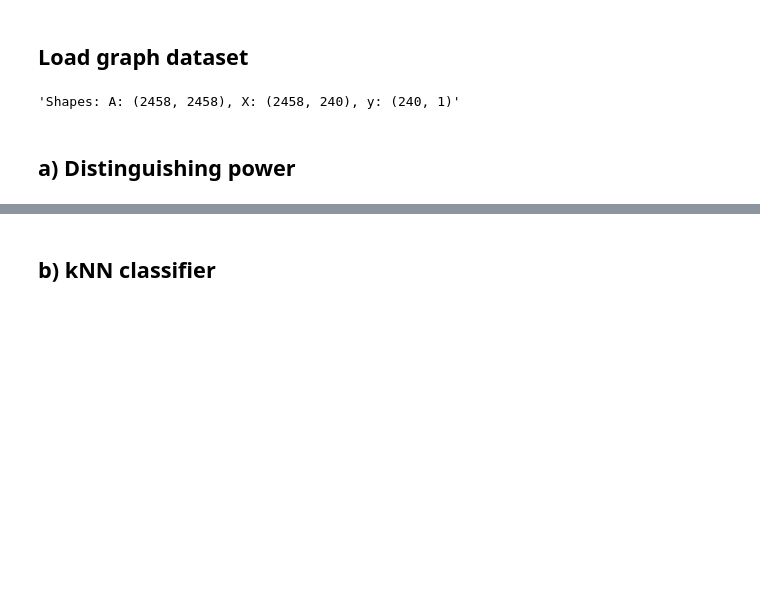
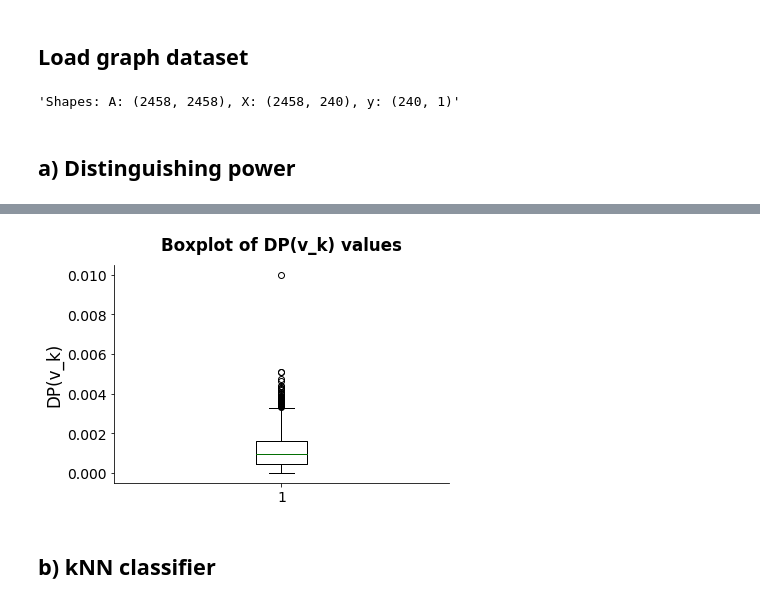
Before and after one commit to nglaze00/ELEC-573, a Jupyter notebook: hw2/genetics.ipynb, the cells around one changed output, grey strips where cells are left out. Drawn from its saved outputs; the diff is of its cells as text; code cells hidden in the pictures; blank space fills up the shorter version.

```diff
--- a/hw2/genetics.ipynb
+++ b/hw2/genetics.ipynb
@@ -78,3 +69,9 @@ plt.title('DP(v_k) vs. k for all GFT e-vectors');
+# %%
+plt.boxplot(DP)
+plt.title('Boxplot of DP(v_k) values')
+plt.ylabel('DP(v_k)');
+# %% [output]
+[figure, added]
 # %% [markdown]
 ## b) kNN classifier
 # %%
```
Also changed, not shown: parts of 9 cells of this notebook.
